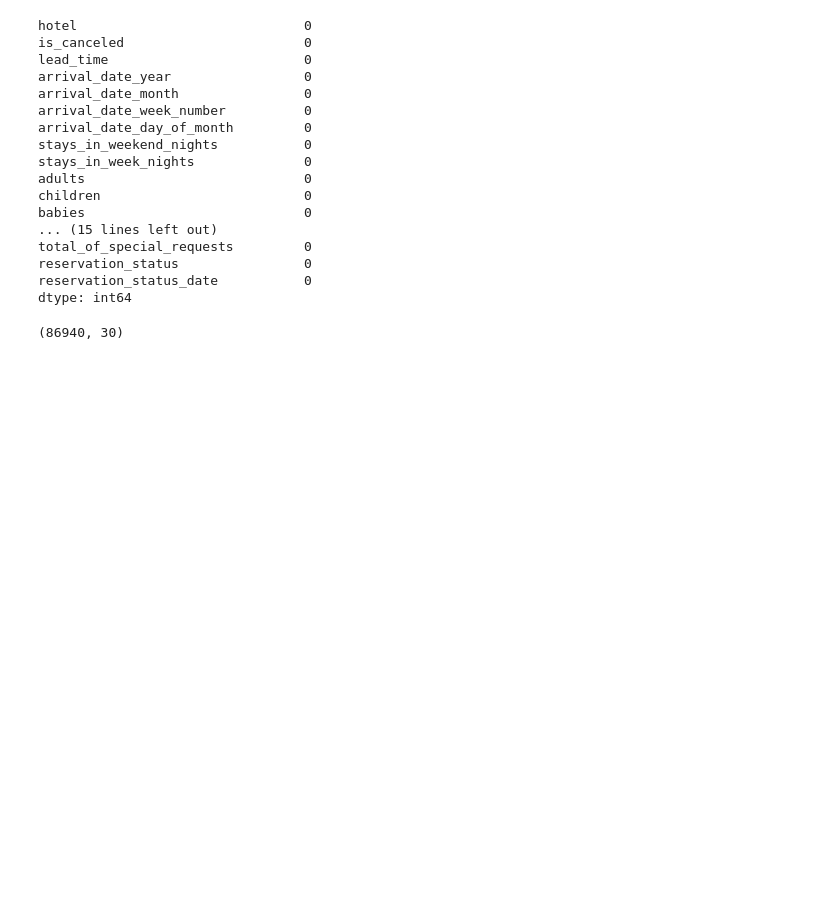
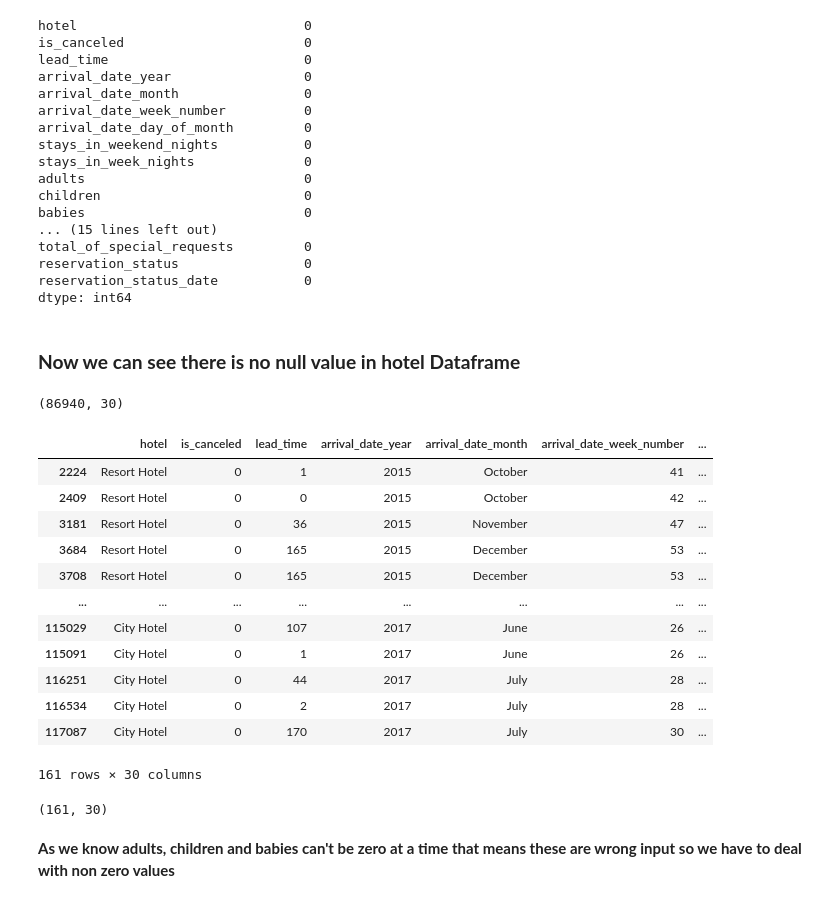
Before and after one commit to Malikarbaaz/Malik-Hotel-booking-EDA-, a Jupyter notebook: Malik_Arbaaz_Hotel_Booking_Analysis_Capstone_Project.ipynb, the cells around one changed output. Saved outputs shown, nothing was run; the diff lists cells and outputs as text; code cells hidden in the pictures; blank space fills up the shorter version.

```diff
--- a/Malik_Arbaaz_Hotel_Booking_Analysis_Capstone_Project.ipynb
+++ b/Malik_Arbaaz_Hotel_Booking_Analysis_Capstone_Project.ipynb
@@ -258,5 +260,7 @@ total_of_special_requests         0
 reservation_status                0
 reservation_status_date           0
 dtype: int64
+# %% [markdown]
+### **Now we can see there is no null value in hotel Dataframe**
 # %%
 # after clening and dropping columns,null values.
@@ -264,3 +268,30 @@ dtype: int64
 hotel_booking_df.shape
 # %% [output]
 (86940, 30)
+# %%
+# Checking for adults, children and babies is zero
+checking_value_zero = (df['adults']==0) & (df['children']==0) & (df['babies']==0)
+
+# showing result of adults, children and babies is zero
+hotel_booking_df[checking_value_zero]
+# %% [output]
+|  | hotel | is_canceled | lead_time | arrival_date_year | arrival_date_month | arrival_date_week_number | ... |
+| 2224 | Resort Hotel | 0 | 1 | 2015 | October | 41 | ... |
+| 2409 | Resort Hotel | 0 | 0 | 2015 | October | 42 | ... |
+| 3181 | Resort Hotel | 0 | 36 | 2015 | November | 47 | ... |
+| 3684 | Resort Hotel | 0 | 165 | 2015 | December | 53 | ... |
+| 3708 | Resort Hotel | 0 | 165 | 2015 | December | 53 | ... |
+| ... | ... | ... | ... | ... | ... | ... | ... |
+| 115029 | City Hotel | 0 | 107 | 2017 | June | 26 | ... |
+| 115091 | City Hotel | 0 | 1 | 2017 | June | 26 | ... |
+| 116251 | City Hotel | 0 | 44 | 2017 | July | 28 | ... |
+| 116534 | City Hotel | 0 | 2 | 2017 | July | 28 | ... |
+| 117087 | City Hotel | 0 | 170 | 2017 | July | 30 | ... |
+161 rows × 30 columns
+# %%
+# Also we are checking the total number of rows in which adults, children and babies is zero
+hotel_booking_df[checking_value_zero].shape
+# %% [output]
+(161, 30)
+# %% [markdown]
+ **As we know adults, children and babies can't be zero at a time that means these are wrong input so we have to deal with non zero values**
```
Also changed, not shown: parts of 21 cells of this notebook.
